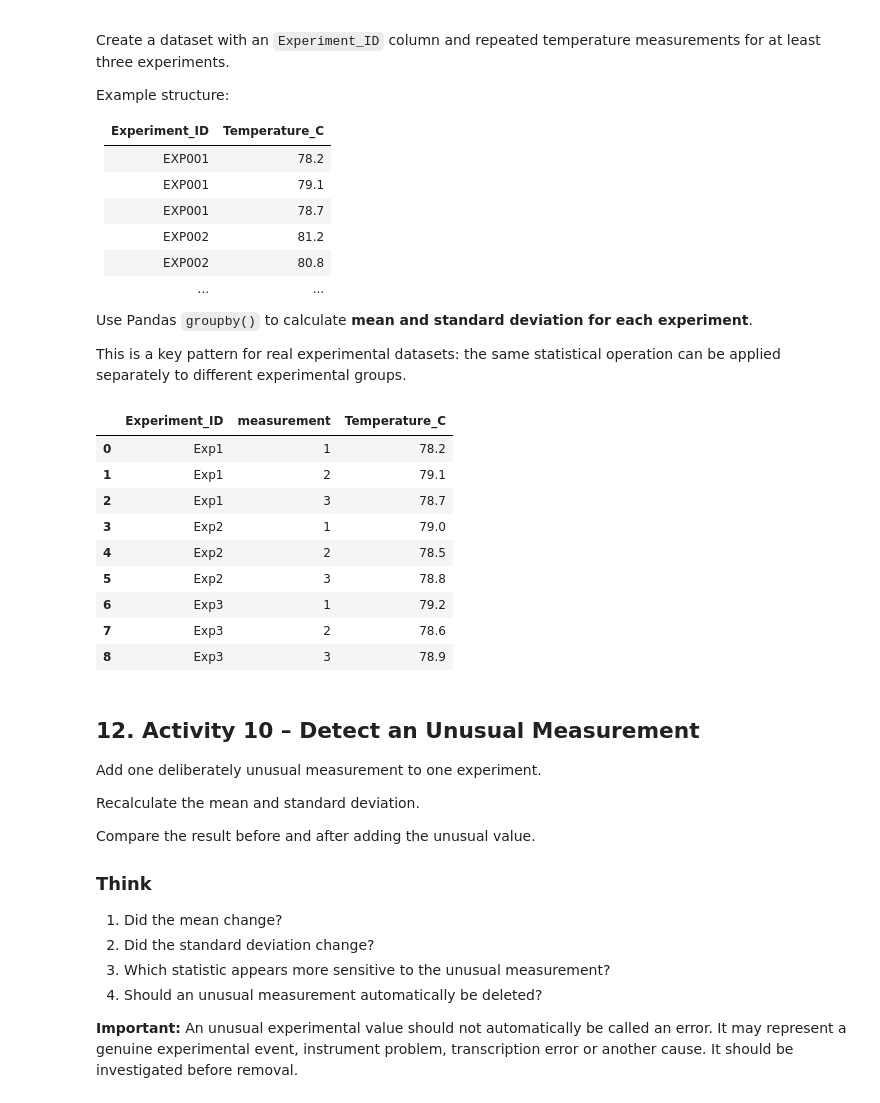
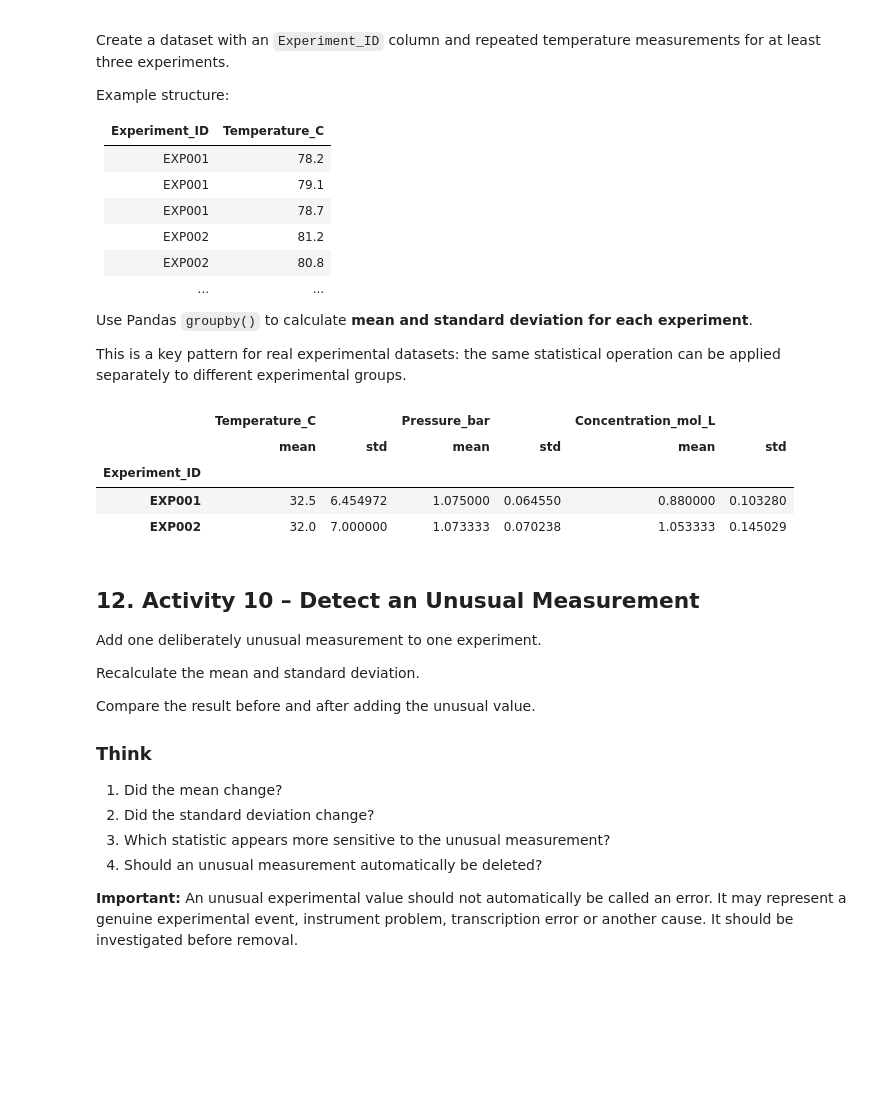
Before and after one commit to vishdahaghane2007-rgb/CP_Practical, a Jupyter notebook: Practical_09_Basic_Statistical_Analysis_Experimental_Measurements.ipynb, the cells around one changed output. Saved outputs shown, nothing was run; the diff lists cells and outputs as text; code cells hidden in the pictures; blank space fills up the shorter version.

```diff
--- a/Practical_09_Basic_Statistical_Analysis_Experimental_Measurements.ipynb
+++ b/Practical_09_Basic_Statistical_Analysis_Experimental_Measurements.ipynb
@@ -383,26 +377,22 @@ Example structure:
 Use Pandas `groupby()` to calculate **mean and standard deviation for each experiment**.
 
 This is a key pattern for real experimental datasets: the same statistical operation can be applied separately to different experimental groups.
-# %%
-# Activity 9
-# Create grouped experimental data and calculate mean and standard deviation by Experiment_ID.
-def_exper_group = pd.DataFrame({
-    'Experiment_ID': ['Exp1', 'Exp1', 'Exp1', 'Exp2', 'Exp2', 'Exp2', 'Exp3', 'Exp3', 'Exp3'],
-    'measurement': [1, 2, 3, 1, 2, 3, 1, 2, 3],
-    'Temperature_C': [78.2, 79.1, 78.7, 79.0, 78.5, 78.8, 79.2, 78.6, 78.9]})
-
-def_exper_group
-# %% [output]
-|  | Experiment_ID | measurement | Temperature_C |
-| 0 | Exp1 | 1 | 78.2 |
-| 1 | Exp1 | 2 | 79.1 |
-| 2 | Exp1 | 3 | 78.7 |
-| 3 | Exp2 | 1 | 79.0 |
-| 4 | Exp2 | 2 | 78.5 |
-| 5 | Exp2 | 3 | 78.8 |
-| 6 | Exp3 | 1 | 79.2 |
-| 7 | Exp3 | 2 | 78.6 |
-| 8 | Exp3 | 3 | 78.9 |
+# %%
+# Activity 9
+# Create grouped experimental data and calculate mean and standard deviation by Experiment_ID.
+df_new = pd.read_csv("chemical_experiment.csv")
+df_new
+df_new.groupby('Experiment_ID').agg({
+    'Temperature_C': ['mean', 'std'],
+    'Pressure_bar': [ 'mean', 'std'],
+    'Concentration_mol_L': ['mean','std']
+})
+# %% [output]
+|  | Temperature_C |  | Pressure_bar |  | Concentration_mol_L |  |
+|  | mean | std | mean | std | mean | std |
+| Experiment_ID |  |  |  |  |  |  |
+| EXP001 | 32.5 | 6.454972 | 1.075000 | 0.064550 | 0.880000 | 0.103280 |
+| EXP002 | 32.0 | 7.000000 | 1.073333 | 0.070238 | 1.053333 | 0.145029 |
 # %% [markdown]
 ## 12. Activity 10 – Detect an Unusual Measurement
 
```
Also changed, not shown: parts of 6 cells of this notebook, 3 other files.
